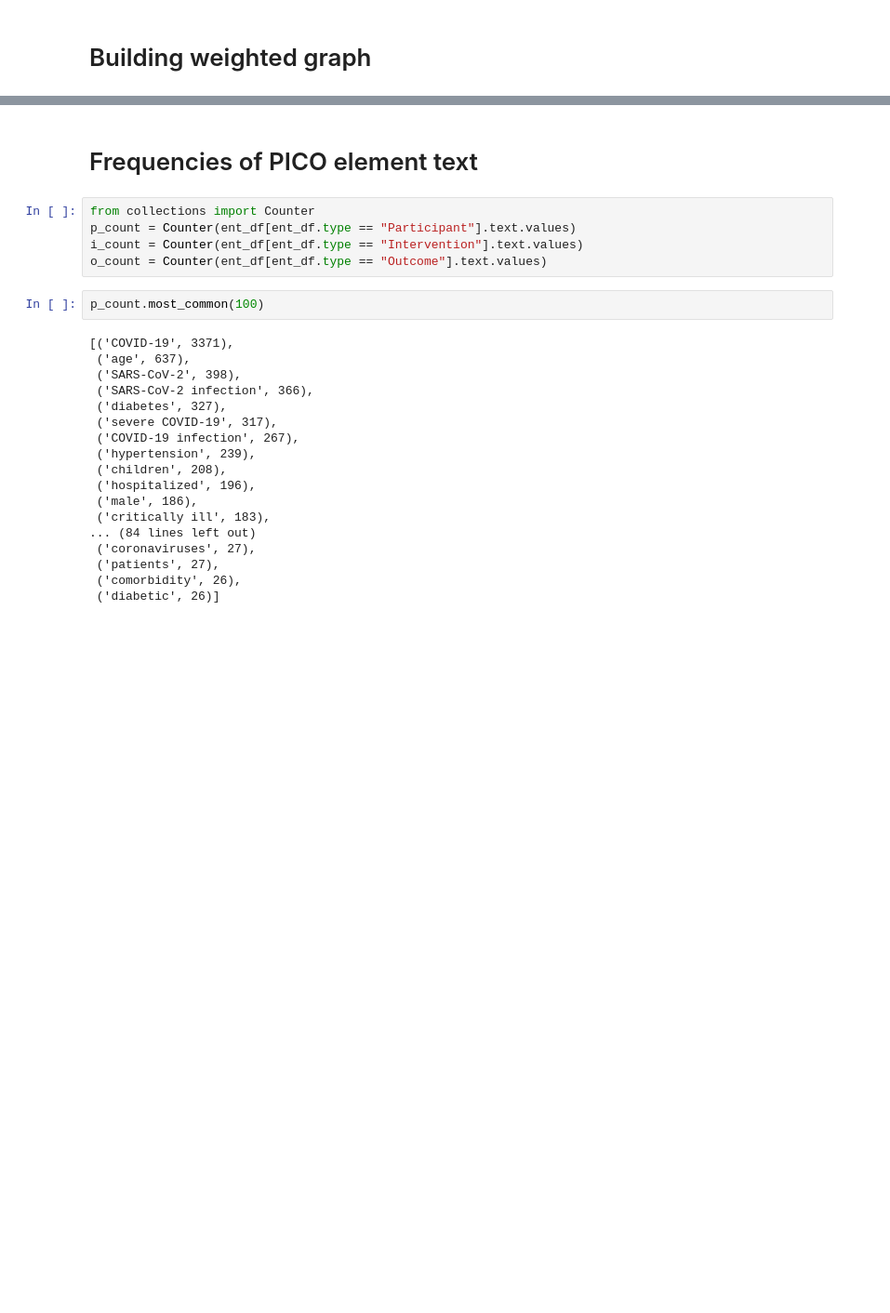
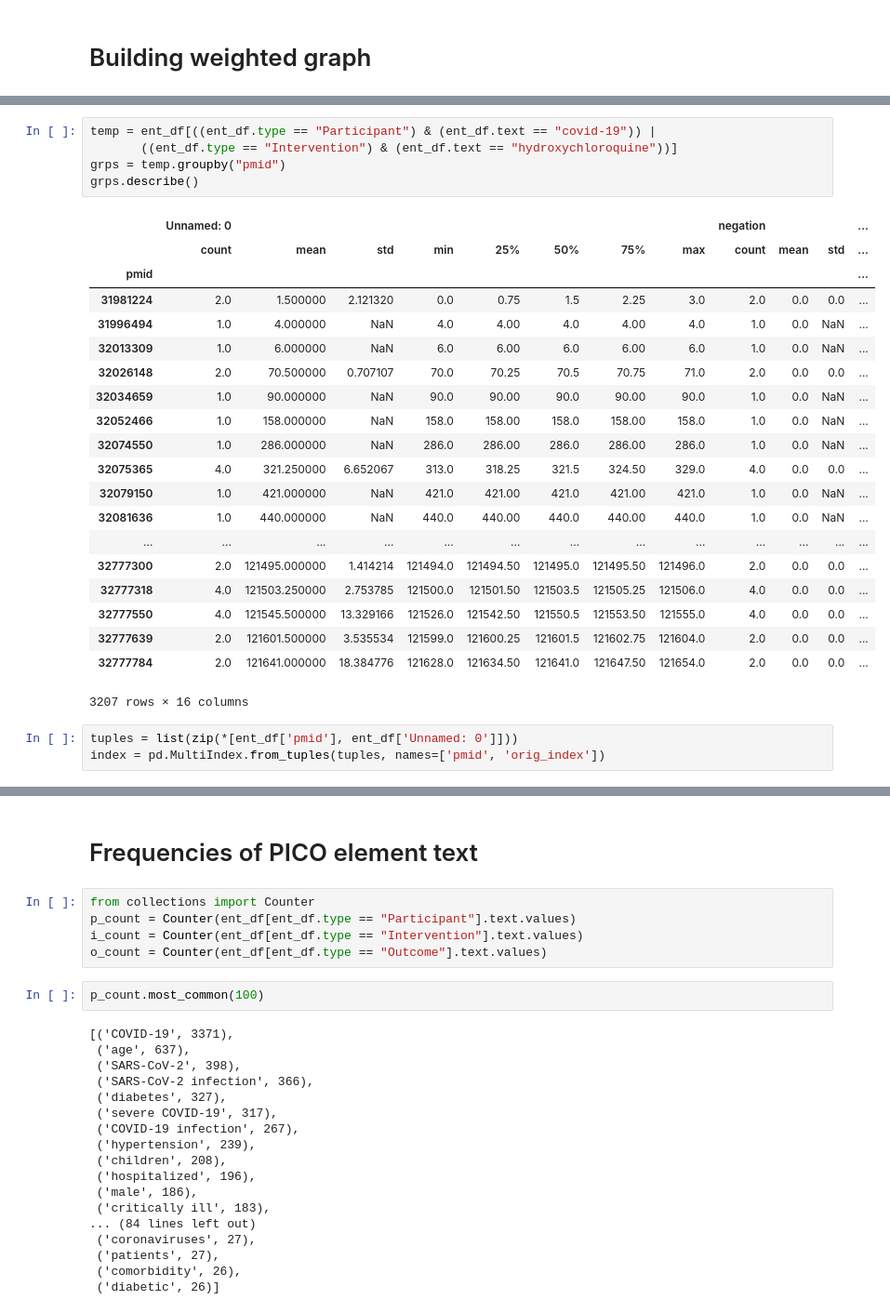
Before and after one commit to dr-haoliu/PICOElementMapProject, a Jupyter notebook: LitCovidTreatmentExploratoryAnalysis.ipynb, the cells around one changed output, grey strips where cells are left out. Shown at 93% size. Drawn from its saved outputs; the diff is of its cells as text; blank space fills up the shorter version.

```diff
--- a/LitCovidTreatmentExploratoryAnalysis.ipynb
+++ b/LitCovidTreatmentExploratoryAnalysis.ipynb
@@ -129,0 +249,29 @@ plt.show()
+# %%
+temp = ent_df[((ent_df.type == "Participant") & (ent_df.text == "covid-19")) |
+       ((ent_df.type == "Intervention") & (ent_df.text == "hydroxychloroquine"))]
+grps = temp.groupby("pmid")
+grps.describe()
+# %% [output]
+|  | Unnamed: 0 |  |  |  |  |  |  |  | negation |  |  | ... |
+|  | count | mean | std | min | 25% | 50% | 75% | max | count | mean | std | ... |
+| pmid |  |  |  |  |  |  |  |  |  |  |  | ... |
+| 31981224 | 2.0 | 1.500000 | 2.121320 | 0.0 | 0.75 | 1.5 | 2.25 | 3.0 | 2.0 | 0.0 | 0.0 | ... |
+| 31996494 | 1.0 | 4.000000 | NaN | 4.0 | 4.00 | 4.0 | 4.00 | 4.0 | 1.0 | 0.0 | NaN | ... |
+| 32013309 | 1.0 | 6.000000 | NaN | 6.0 | 6.00 | 6.0 | 6.00 | 6.0 | 1.0 | 0.0 | NaN | ... |
+| 32026148 | 2.0 | 70.500000 | 0.707107 | 70.0 | 70.25 | 70.5 | 70.75 | 71.0 | 2.0 | 0.0 | 0.0 | ... |
+| 32034659 | 1.0 | 90.000000 | NaN | 90.0 | 90.00 | 90.0 | 90.00 | 90.0 | 1.0 | 0.0 | NaN | ... |
+| 32052466 | 1.0 | 158.000000 | NaN | 158.0 | 158.00 | 158.0 | 158.00 | 158.0 | 1.0 | 0.0 | NaN | ... |
+| 32074550 | 1.0 | 286.000000 | NaN | 286.0 | 286.00 | 286.0 | 286.00 | 286.0 | 1.0 | 0.0 | NaN | ... |
+| 32075365 | 4.0 | 321.250000 | 6.652067 | 313.0 | 318.25 | 321.5 | 324.50 | 329.0 | 4.0 | 0.0 | 0.0 | ... |
+| 32079150 | 1.0 | 421.000000 | NaN | 421.0 | 421.00 | 421.0 | 421.00 | 421.0 | 1.0 | 0.0 | NaN | ... |
+| 32081636 | 1.0 | 440.000000 | NaN | 440.0 | 440.00 | 440.0 | 440.00 | 440.0 | 1.0 | 0.0 | NaN | ... |
+| ... | ... | ... | ... | ... | ... | ... | ... | ... | ... | ... | ... | ... |
+| 32777300 | 2.0 | 121495.000000 | 1.414214 | 121494.0 | 121494.50 | 121495.0 | 121495.50 | 121496.0 | 2.0 | 0.0 | 0.0 | ... |
+| 32777318 | 4.0 | 121503.250000 | 2.753785 | 121500.0 | 121501.50 | 121503.5 | 121505.25 | 121506.0 | 4.0 | 0.0 | 0.0 | ... |
+| 32777550 | 4.0 | 121545.500000 | 13.329166 | 121526.0 | 121542.50 | 121550.5 | 121553.50 | 121555.0 | 4.0 | 0.0 | 0.0 | ... |
+| 32777639 | 2.0 | 121601.500000 | 3.535534 | 121599.0 | 121600.25 | 121601.5 | 121602.75 | 121604.0 | 2.0 | 0.0 | 0.0 | ... |
+| 32777784 | 2.0 | 121641.000000 | 18.384776 | 121628.0 | 121634.50 | 121641.0 | 121647.50 | 121654.0 | 2.0 | 0.0 | 0.0 | ... |
+3207 rows × 16 columns
+# %%
+tuples = list(zip(*[ent_df['pmid'], ent_df['Unnamed: 0']]))
+index = pd.MultiIndex.from_tuples(tuples, names=['pmid', 'orig_index'])
```
Also changed, not shown: parts of 12 cells of this notebook, 7 other files.
